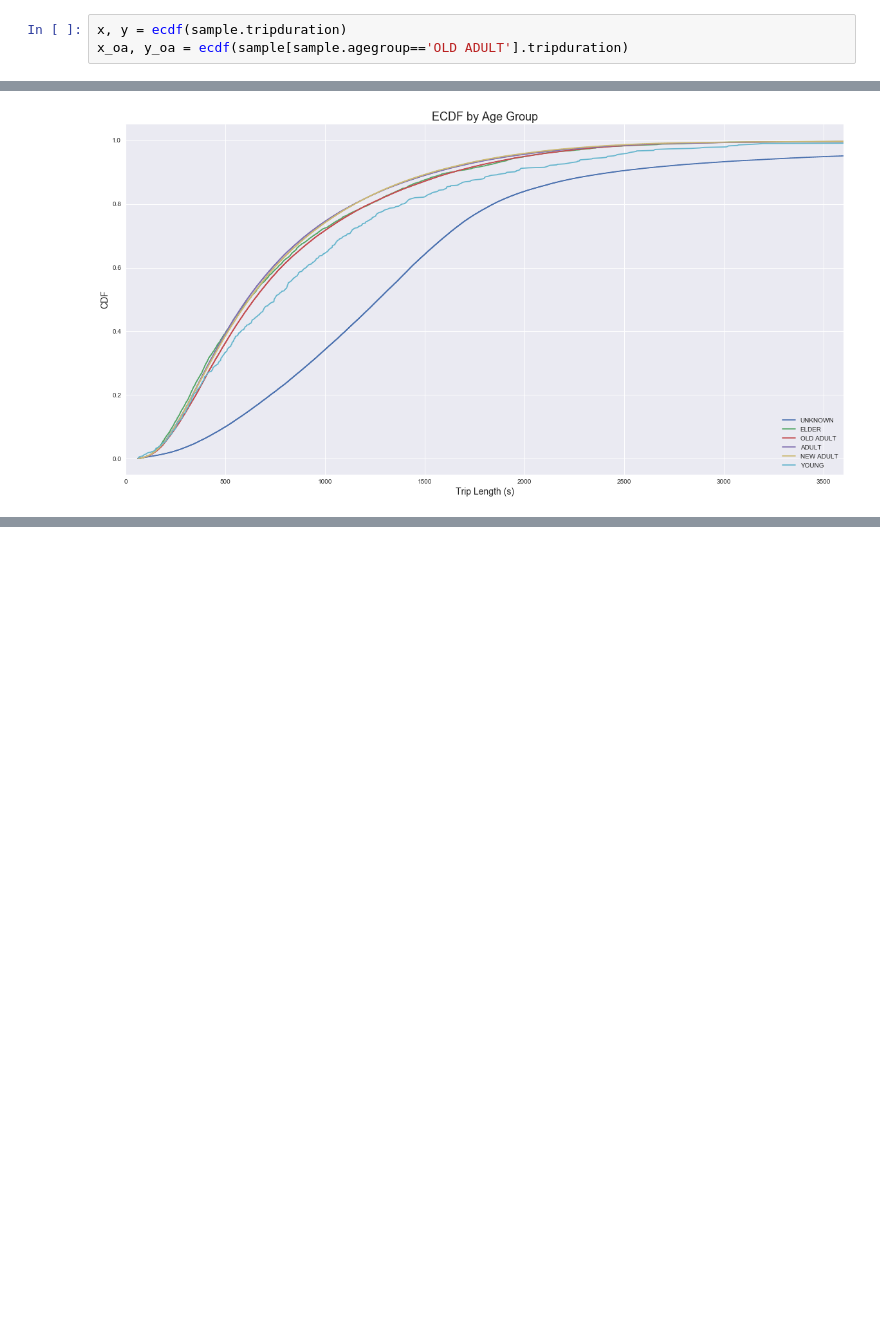
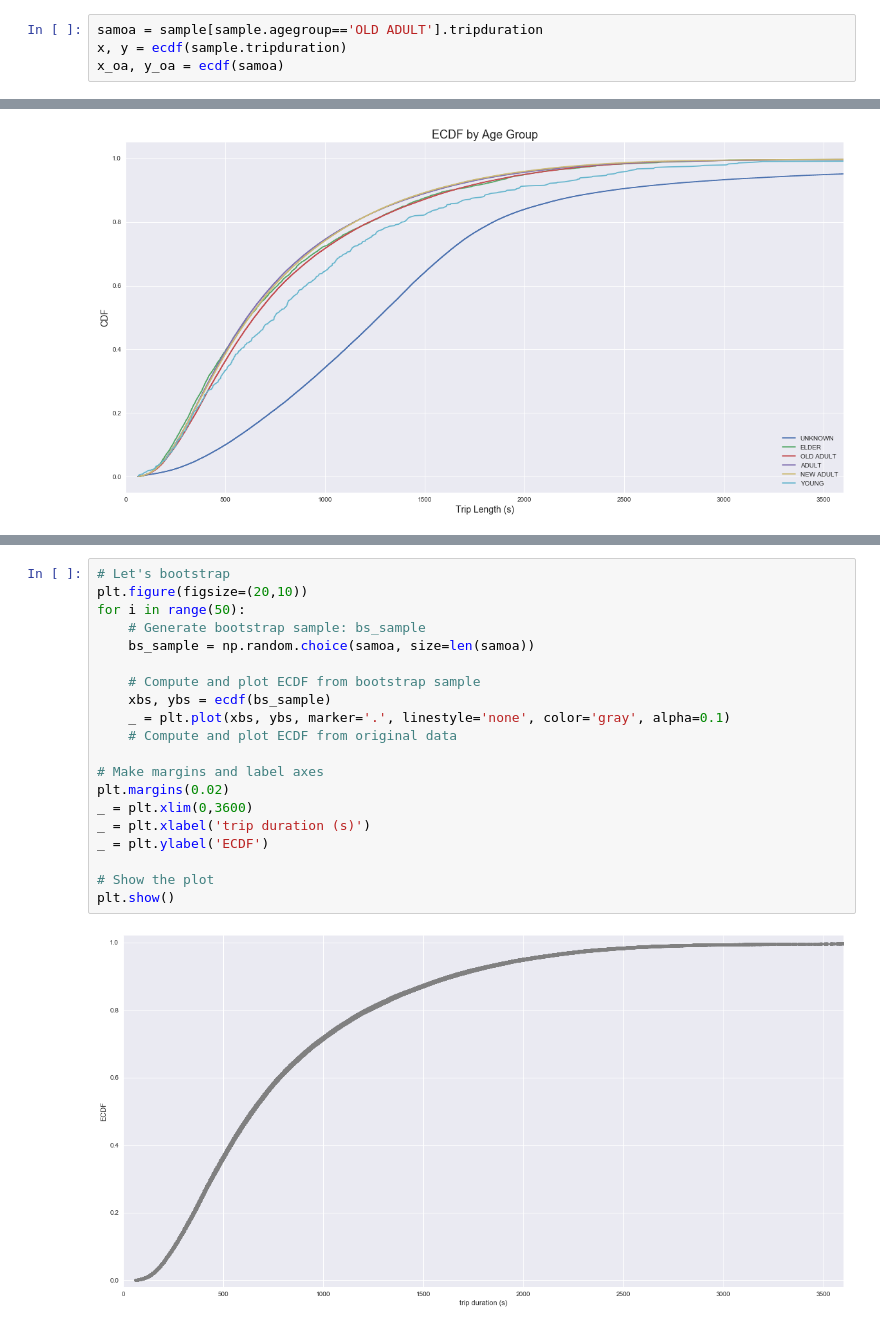
Before and after one commit to advanit/sb-capstone1, a Jupyter notebook: sb_citibike_simple_inferential.ipynb, the cells around one changed output, grey strips where cells are left out. Saved outputs shown, nothing was run; the diff lists cells and outputs as text; blank space fills up the shorter version.

Commit message:
updated bootstrapping

```diff
--- a/sb_citibike_simple_inferential.ipynb
+++ b/sb_citibike_simple_inferential.ipynb
@@ -576,3 +631,4 @@ def ecdf(data):
 # %%
+samoa = sample[sample.agegroup=='OLD ADULT'].tripduration
 x, y = ecdf(sample.tripduration)
-x_oa, y_oa = ecdf(sample[sample.agegroup=='OLD ADULT'].tripduration)
+x_oa, y_oa = ecdf(samoa)
@@ -636,0 +698,22 @@ Ks_2sampResult(statistic=1.0118775160772309e-05, pvalue=1.0000000000000024)
+# %%
+# Let's bootstrap
+plt.figure(figsize=(20,10))
+for i in range(50):
+    # Generate bootstrap sample: bs_sample
+    bs_sample = np.random.choice(samoa, size=len(samoa))
+
+    # Compute and plot ECDF from bootstrap sample
+    xbs, ybs = ecdf(bs_sample)
+    _ = plt.plot(xbs, ybs, marker='.', linestyle='none', color='gray', alpha=0.1)
+    # Compute and plot ECDF from original data
+
+# Make margins and label axes
+plt.margins(0.02)
+_ = plt.xlim(0,3600)
+_ = plt.xlabel('trip duration (s)')
+_ = plt.ylabel('ECDF')
+
+# Show the plot
+plt.show()
+# %% [output]
+[figure, added]
```
Also changed, not shown: parts of 18 cells of this notebook.
